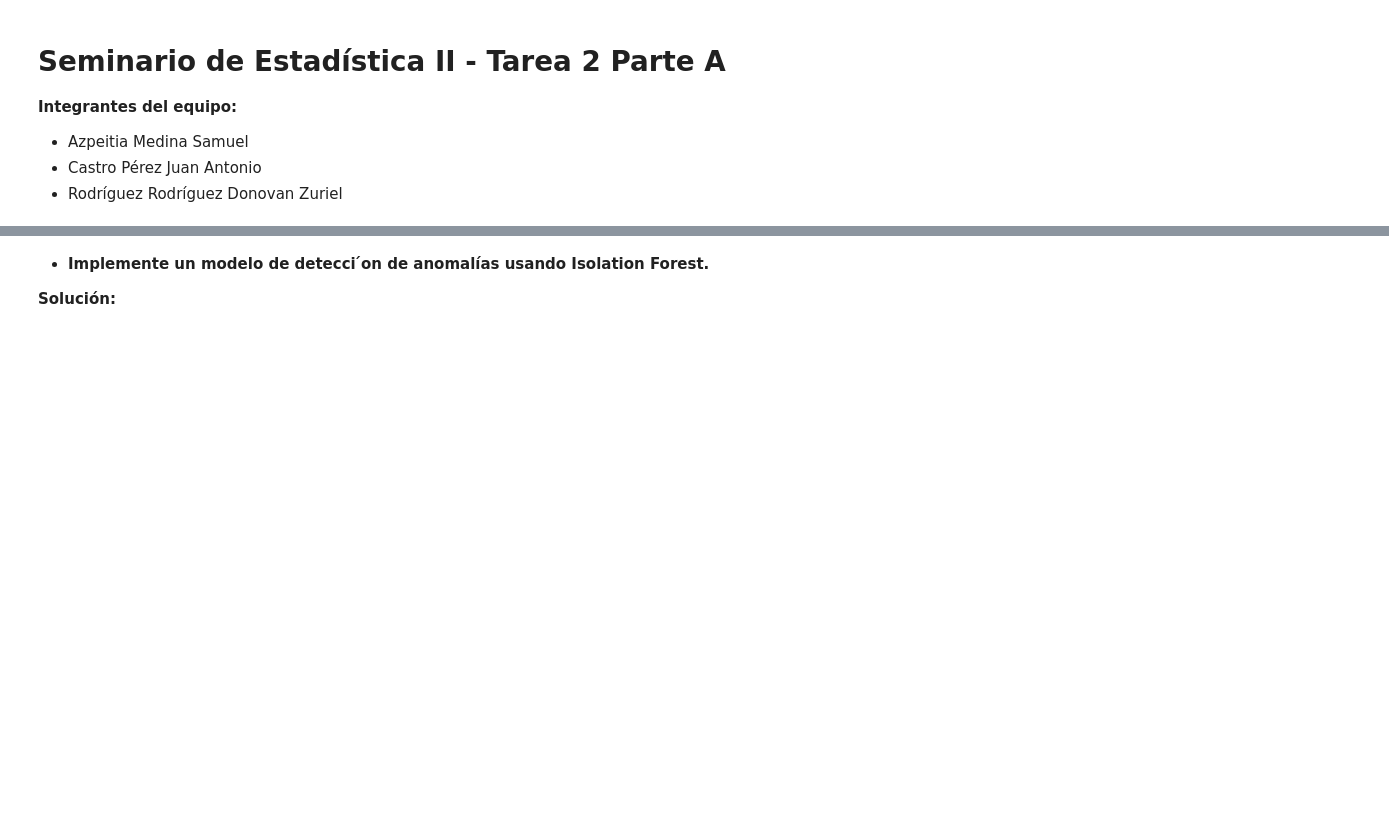
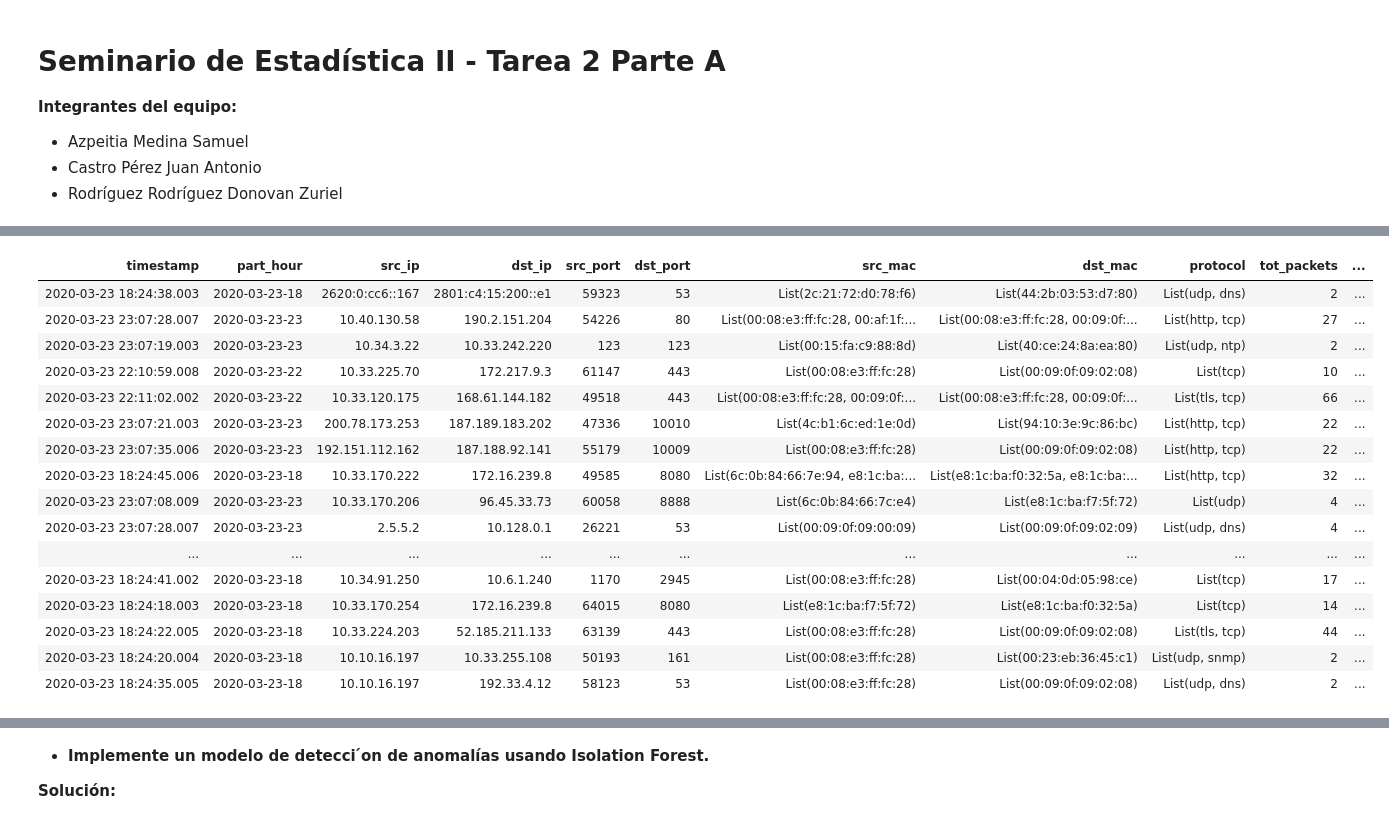
Before and after one commit to DonovanRodriguezRodriguez/Seminario-de-Estad-stica-II, a Jupyter notebook: Tarea 2A.ipynb, the cells around one changed output, grey strips where cells are left out. Cells and saved outputs as stored; diff of their text form; code cells hidden in the pictures; blank space fills up the shorter version.

```diff
--- a/Tarea 2A.ipynb
+++ b/Tarea 2A.ipynb
@@ -61,0 +137,19 @@ silver_df = silver_df.withColumn(
+# %%
+from databricks.feature_engineering import FeatureEngineeringClient
+
+# Creamos la base de datos para el almacén de características
+spark.sql("CREATE SCHEMA IF NOT EXISTS dev.feature_store")
+
+# Iniciamos el cliente de ingenieria de caracteristicas
+cliente_fe = FeatureEngineeringClient()
+
+# Registramos la tabla de caracteristicas en Unity Catalog
+cliente_fe.create_table(
+    name="dev.feature_store.sessions_arkime",
+    primary_keys=["id"],
+    df=df_features_final,
+    schema=df_features_final.schema,
+    description="Tabla con las variables de duracion, ratios y promedios para el modelo de ML"
+)
+
+print("El Feature Store ha sido registrado exitosamente en dev.feature_store.sessions_arkime")
@@ -61,0 +164,43 @@ silver_df = silver_df.withColumn(
+# %%
+from databricks.feature_engineering import FeatureLookup
+
+
+df_base_ids = spark.table("dev.feature_store.sessions_arkime").select("id")
+
+# 2. El resto se queda igual
+model_lookups = [
+    FeatureLookup(
+        table_name="dev.feature_store.sessions_arkime",
+        lookup_key="id"
+    )
+]
+
+# 3. Creamos el set usando 'cliente_fe'
+set_entrenamiento = cliente_fe.create_training_set(
+    df=df_base_ids,
+    feature_lookups=model_lookups,
+    label=None,
+    exclude_columns=["id"] # Aquí solo excluimos el id
+)
+
+df_entrenar = set_entrenamiento.load_df()
+
+df_entrenar.limit(20).display()
+# %% [output]
+| timestamp | part_hour | src_ip | dst_ip | src_port | dst_port | src_mac | dst_mac | protocol | tot_packets | ... |
+| 2020-03-23 18:24:38.003 | 2020-03-23-18 | 2620:0:cc6::167 | 2801:c4:15:200::e1 | 59323 | 53 | List(2c:21:72:d0:78:f6) | List(44:2b:03:53:d7:80) | List(udp, dns) | 2 | ... |
+| 2020-03-23 23:07:28.007 | 2020-03-23-23 | 10.40.130.58 | 190.2.151.204 | 54226 | 80 | List(00:08:e3:ff:fc:28, 00:af:1f:... | List(00:08:e3:ff:fc:28, 00:09:0f:... | List(http, tcp) | 27 | ... |
+| 2020-03-23 23:07:19.003 | 2020-03-23-23 | 10.34.3.22 | 10.33.242.220 | 123 | 123 | List(00:15:fa:c9:88:8d) | List(40:ce:24:8a:ea:80) | List(udp, ntp) | 2 | ... |
+| 2020-03-23 22:10:59.008 | 2020-03-23-22 | 10.33.225.70 | 172.217.9.3 | 61147 | 443 | List(00:08:e3:ff:fc:28) | List(00:09:0f:09:02:08) | List(tcp) | 10 | ... |
+| 2020-03-23 22:11:02.002 | 2020-03-23-22 | 10.33.120.175 | 168.61.144.182 | 49518 | 443 | List(00:08:e3:ff:fc:28, 00:09:0f:... | List(00:08:e3:ff:fc:28, 00:09:0f:... | List(tls, tcp) | 66 | ... |
+| 2020-03-23 23:07:21.003 | 2020-03-23-23 | 200.78.173.253 | 187.189.183.202 | 47336 | 10010 | List(4c:b1:6c:ed:1e:0d) | List(94:10:3e:9c:86:bc) | List(http, tcp) | 22 | ... |
+| 2020-03-23 23:07:35.006 | 2020-03-23-23 | 192.151.112.162 | 187.188.92.141 | 55179 | 10009 | List(00:08:e3:ff:fc:28) | List(00:09:0f:09:02:08) | List(http, tcp) | 22 | ... |
+| 2020-03-23 18:24:45.006 | 2020-03-23-18 | 10.33.170.222 | 172.16.239.8 | 49585 | 8080 | List(6c:0b:84:66:7e:94, e8:1c:ba:... | List(e8:1c:ba:f0:32:5a, e8:1c:ba:... | List(http, tcp) | 32 | ... |
+| 2020-03-23 23:07:08.009 | 2020-03-23-23 | 10.33.170.206 | 96.45.33.73 | 60058 | 8888 | List(6c:0b:84:66:7c:e4) | List(e8:1c:ba:f7:5f:72) | List(udp) | 4 | ... |
+| 2020-03-23 23:07:28.007 | 2020-03-23-23 | 2.5.5.2 | 10.128.0.1 | 26221 | 53 | List(00:09:0f:09:00:09) | List(00:09:0f:09:02:09) | List(udp, dns) | 4 | ... |
+| ... | ... | ... | ... | ... | ... | ... | ... | ... | ... | ... |
+| 2020-03-23 18:24:41.002 | 2020-03-23-18 | 10.34.91.250 | 10.6.1.240 | 1170 | 2945 | List(00:08:e3:ff:fc:28) | List(00:04:0d:05:98:ce) | List(tcp) | 17 | ... |
+| 2020-03-23 18:24:18.003 | 2020-03-23-18 | 10.33.170.254 | 172.16.239.8 | 64015 | 8080 | List(e8:1c:ba:f7:5f:72) | List(e8:1c:ba:f0:32:5a) | List(tcp) | 14 | ... |
+| 2020-03-23 18:24:22.005 | 2020-03-23-18 | 10.33.224.203 | 52.185.211.133 | 63139 | 443 | List(00:08:e3:ff:fc:28) | List(00:09:0f:09:02:08) | List(tls, tcp) | 44 | ... |
+| 2020-03-23 18:24:20.004 | 2020-03-23-18 | 10.10.16.197 | 10.33.255.108 | 50193 | 161 | List(00:08:e3:ff:fc:28) | List(00:23:eb:36:45:c1) | List(udp, snmp) | 2 | ... |
+| 2020-03-23 18:24:35.005 | 2020-03-23-18 | 10.10.16.197 | 192.33.4.12 | 58123 | 53 | List(00:08:e3:ff:fc:28) | List(00:09:0f:09:02:08) | List(udp, dns) | 2 | ... |
```
Also changed, not shown: parts of 26 cells of this notebook, 1 other file.
